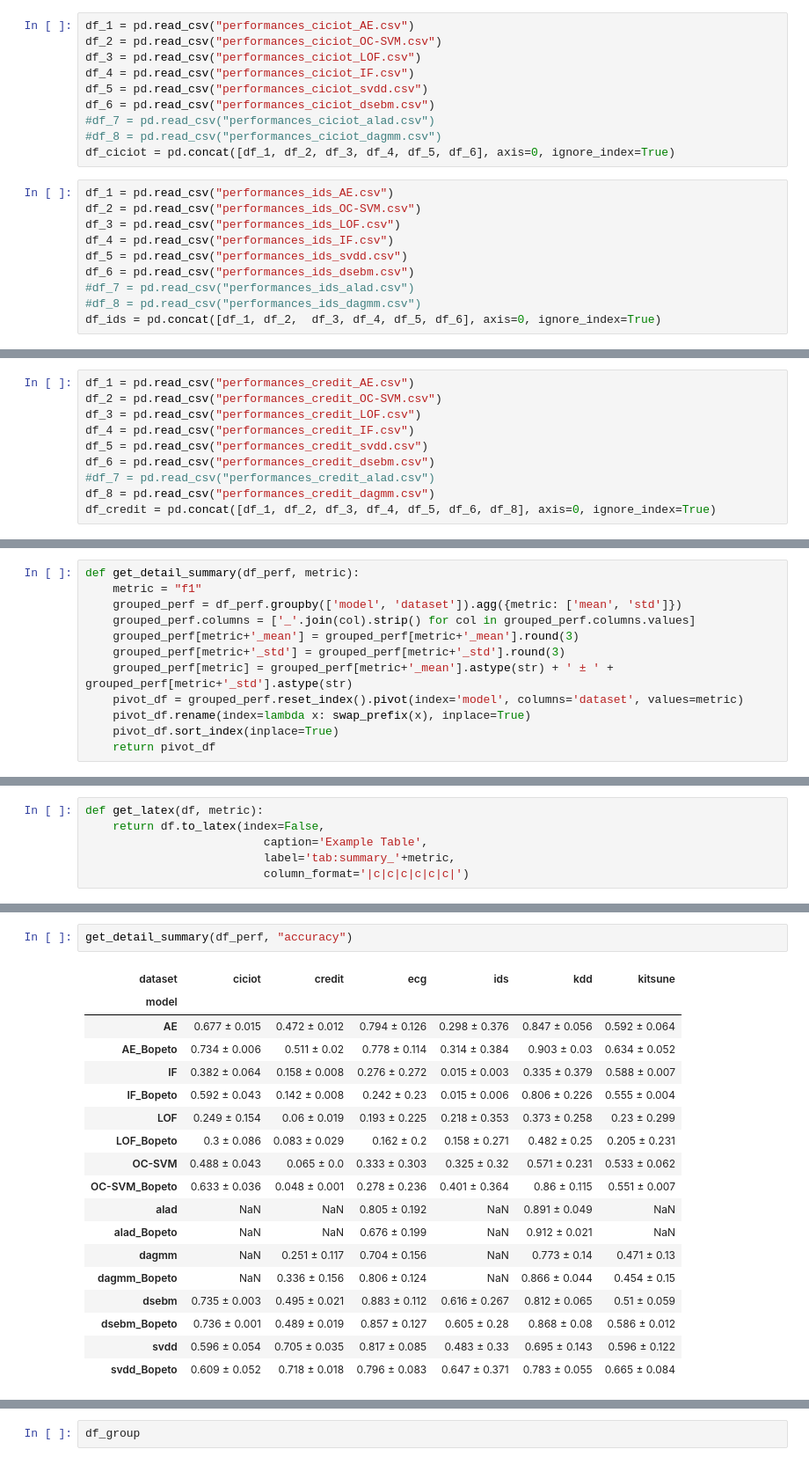
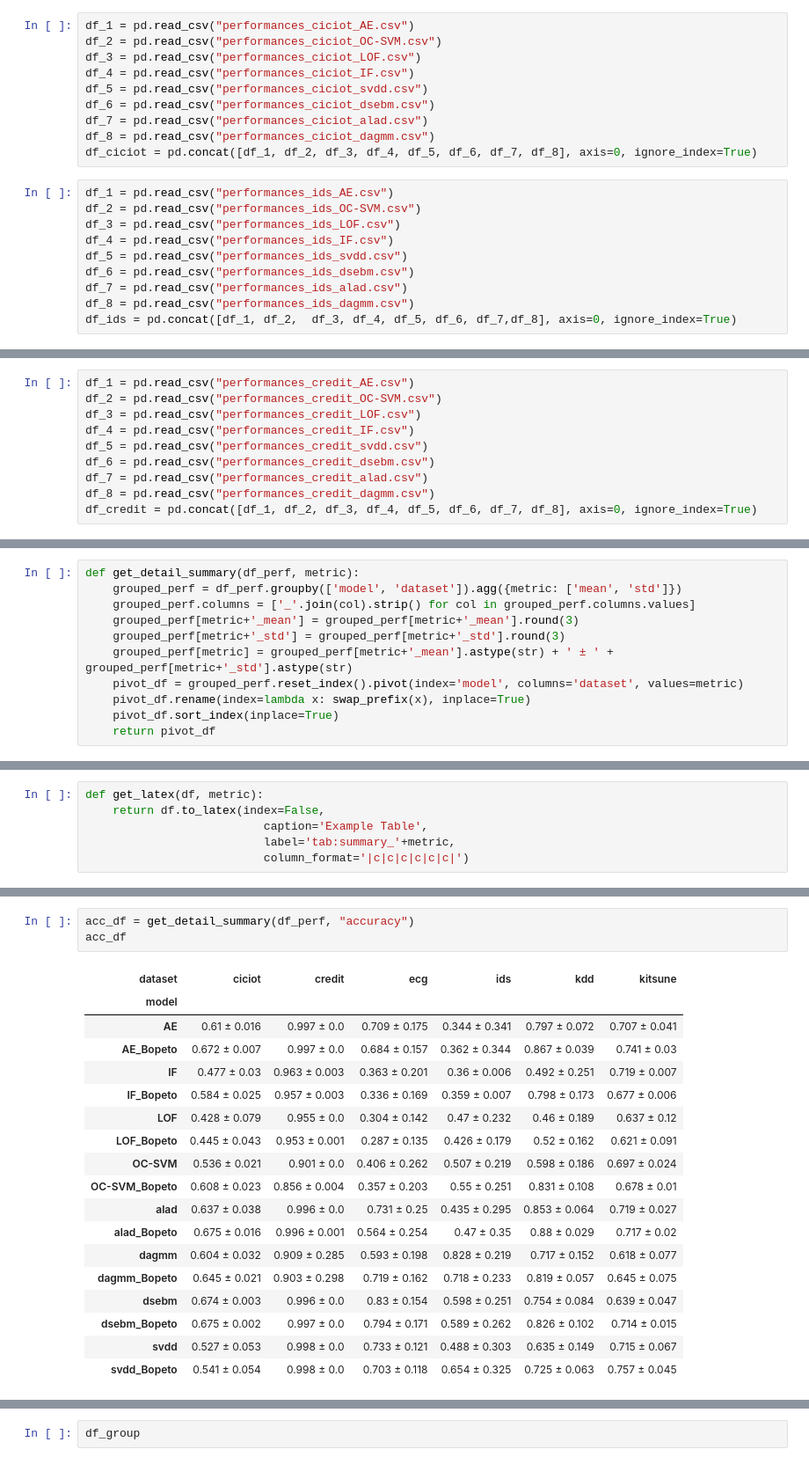
Before and after one commit to jmf-mas/jmf_bopeto, a Jupyter notebook: outputs/plots.ipynb, the cells around one changed output, grey strips where cells are left out. Shown at 88% size. Drawn from its saved outputs; the diff is of its cells as text.

```diff
--- a/outputs/plots.ipynb
+++ b/outputs/plots.ipynb
@@ -100,9 +100,9 @@ df_3 = pd.read_csv("performances_ciciot_LOF.csv")
 df_4 = pd.read_csv("performances_ciciot_IF.csv")
 df_5 = pd.read_csv("performances_ciciot_svdd.csv")
 df_6 = pd.read_csv("performances_ciciot_dsebm.csv")
-#df_7 = pd.read_csv("performances_ciciot_alad.csv")
-#df_8 = pd.read_csv("performances_ciciot_dagmm.csv")
-df_ciciot = pd.concat([df_1, df_2, df_3, df_4, df_5, df_6], axis=0, ignore_index=True)
+df_7 = pd.read_csv("performances_ciciot_alad.csv")
+df_8 = pd.read_csv("performances_ciciot_dagmm.csv")
+df_ciciot = pd.concat([df_1, df_2, df_3, df_4, df_5, df_6, df_7, df_8], axis=0, ignore_index=True)
 # %%
 df_1 = pd.read_csv("performances_ids_AE.csv")
 df_2 = pd.read_csv("performances_ids_OC-SVM.csv")
@@ -110,9 +110,9 @@ df_3 = pd.read_csv("performances_ids_LOF.csv")
 df_4 = pd.read_csv("performances_ids_IF.csv")
 df_5 = pd.read_csv("performances_ids_svdd.csv")
 df_6 = pd.read_csv("performances_ids_dsebm.csv")
-#df_7 = pd.read_csv("performances_ids_alad.csv")
-#df_8 = pd.read_csv("performances_ids_dagmm.csv")
-df_ids = pd.concat([df_1, df_2,  df_3, df_4, df_5, df_6], axis=0, ignore_index=True)
+df_7 = pd.read_csv("performances_ids_alad.csv")
+df_8 = pd.read_csv("performances_ids_dagmm.csv")
+df_ids = pd.concat([df_1, df_2,  df_3, df_4, df_5, df_6, df_7,df_8], axis=0, ignore_index=True)
 # %%
 df_1 = pd.read_csv("performances_ecg_AE.csv")
 df_2 = pd.read_csv("performances_ecg_OC-SVM.csv")
@@ -130,9 +130,9 @@ df_3 = pd.read_csv("performances_credit_LOF.csv")
 df_4 = pd.read_csv("performances_credit_IF.csv")
 df_5 = pd.read_csv("performances_credit_svdd.csv")
 df_6 = pd.read_csv("performances_credit_dsebm.csv")
-#df_7 = pd.read_csv("performances_credit_alad.csv")
+df_7 = pd.read_csv("performances_credit_alad.csv")
 df_8 = pd.read_csv("performances_credit_dagmm.csv")
-df_credit = pd.concat([df_1, df_2, df_3, df_4, df_5, df_6, df_8], axis=0, ignore_index=True)
+df_credit = pd.concat([df_1, df_2, df_3, df_4, df_5, df_6, df_7, df_8], axis=0, ignore_index=True)
 # %%
 df_perf = pd.concat([df_kdd, df_kitsune, df_ciciot, df_ecg, df_ids, df_credit], axis=0, ignore_index=True)
 df_perf = df_perf.sort_values(by='dataset')
@@ -423,7 +375,6 @@ def swap_prefix(name):
         return name
 # %%
 def get_detail_summary(df_perf, metric):
-    metric = "f1"
     grouped_perf = df_perf.groupby(['model', 'dataset']).agg({metric: ['mean', 'std']})
     grouped_perf.columns = ['_'.join(col).strip() for col in grouped_perf.columns.values]
     grouped_perf[metric+'_mean'] = grouped_perf[metric+'_mean'].round(3)
@@ -551,21 +490,22 @@ get_detail_summary(df_perf, "recall")
 # %%
-get_detail_summary(df_perf, "accuracy")
+acc_df = get_detail_summary(df_perf, "accuracy")
+acc_df
 # %% [output]
 | dataset | ciciot | credit | ecg | ids | kdd | kitsune |
 | model |  |  |  |  |  |  |
-| AE | 0.677 ± 0.015 | 0.472 ± 0.012 | 0.794 ± 0.126 | 0.298 ± 0.376 | 0.847 ± 0.056 | 0.592 ± 0.064 |
-| AE_Bopeto | 0.734 ± 0.006 | 0.511 ± 0.02 | 0.778 ± 0.114 | 0.314 ± 0.384 | 0.903 ± 0.03 | 0.634 ± 0.052 |
-| IF | 0.382 ± 0.064 | 0.158 ± 0.008 | 0.276 ± 0.272 | 0.015 ± 0.003 | 0.335 ± 0.379 | 0.588 ± 0.007 |
-| IF_Bopeto | 0.592 ± 0.043 | 0.142 ± 0.008 | 0.242 ± 0.23 | 0.015 ± 0.006 | 0.806 ± 0.226 | 0.555 ± 0.004 |
-| LOF | 0.249 ± 0.154 | 0.06 ± 0.019 | 0.193 ± 0.225 | 0.218 ± 0.353 | 0.373 ± 0.258 | 0.23 ± 0.299 |
-| LOF_Bopeto | 0.3 ± 0.086 | 0.083 ± 0.029 | 0.162 ± 0.2 | 0.158 ± 0.271 | 0.482 ± 0.25 | 0.205 ± 0.231 |
-| OC-SVM | 0.488 ± 0.043 | 0.065 ± 0.0 | 0.333 ± 0.303 | 0.325 ± 0.32 | 0.571 ± 0.231 | 0.533 ± 0.062 |
-| OC-SVM_Bopeto | 0.633 ± 0.036 | 0.048 ± 0.001 | 0.278 ± 0.236 | 0.401 ± 0.364 | 0.86 ± 0.115 | 0.551 ± 0.007 |
-| alad | NaN | NaN | 0.805 ± 0.192 | NaN | 0.891 ± 0.049 | NaN |
-| alad_Bopeto | NaN | NaN | 0.676 ± 0.199 | NaN | 0.912 ± 0.021 | NaN |
-| dagmm | NaN | 0.251 ± 0.117 | 0.704 ± 0.156 | NaN | 0.773 ± 0.14 | 0.471 ± 0.13 |
-| dagmm_Bopeto | NaN | 0.336 ± 0.156 | 0.806 ± 0.124 | NaN | 0.866 ± 0.044 | 0.454 ± 0.15 |
-| dsebm | 0.735 ± 0.003 | 0.495 ± 0.021 | 0.883 ± 0.112 | 0.616 ± 0.267 | 0.812 ± 0.065 | 0.51 ± 0.059 |
-| dsebm_Bopeto | 0.736 ± 0.001 | 0.489 ± 0.019 | 0.857 ± 0.127 | 0.605 ± 0.28 | 0.868 ± 0.08 | 0.586 ± 0.012 |
-| svdd | 0.596 ± 0.054 | 0.705 ± 0.035 | 0.817 ± 0.085 | 0.483 ± 0.33 | 0.695 ± 0.143 | 0.596 ± 0.122 |
-| svdd_Bopeto | 0.609 ± 0.052 | 0.718 ± 0.018 | 0.796 ± 0.083 | 0.647 ± 0.371 | 0.783 ± 0.055 | 0.665 ± 0.084 |
+| AE | 0.61 ± 0.016 | 0.997 ± 0.0 | 0.709 ± 0.175 | 0.344 ± 0.341 | 0.797 ± 0.072 | 0.707 ± 0.041 |
+| AE_Bopeto | 0.672 ± 0.007 | 0.997 ± 0.0 | 0.684 ± 0.157 | 0.362 ± 0.344 | 0.867 ± 0.039 | 0.741 ± 0.03 |
+| IF | 0.477 ± 0.03 | 0.963 ± 0.003 | 0.363 ± 0.201 | 0.36 ± 0.006 | 0.492 ± 0.251 | 0.719 ± 0.007 |
+| IF_Bopeto | 0.584 ± 0.025 | 0.957 ± 0.003 | 0.336 ± 0.169 | 0.359 ± 0.007 | 0.798 ± 0.173 | 0.677 ± 0.006 |
+| LOF | 0.428 ± 0.079 | 0.955 ± 0.0 | 0.304 ± 0.142 | 0.47 ± 0.232 | 0.46 ± 0.189 | 0.637 ± 0.12 |
+| LOF_Bopeto | 0.445 ± 0.043 | 0.953 ± 0.001 | 0.287 ± 0.135 | 0.426 ± 0.179 | 0.52 ± 0.162 | 0.621 ± 0.091 |
+| OC-SVM | 0.536 ± 0.021 | 0.901 ± 0.0 | 0.406 ± 0.262 | 0.507 ± 0.219 | 0.598 ± 0.186 | 0.697 ± 0.024 |
+| OC-SVM_Bopeto | 0.608 ± 0.023 | 0.856 ± 0.004 | 0.357 ± 0.203 | 0.55 ± 0.251 | 0.831 ± 0.108 | 0.678 ± 0.01 |
+| alad | 0.637 ± 0.038 | 0.996 ± 0.0 | 0.731 ± 0.25 | 0.435 ± 0.295 | 0.853 ± 0.064 | 0.719 ± 0.027 |
+| alad_Bopeto | 0.675 ± 0.016 | 0.996 ± 0.001 | 0.564 ± 0.254 | 0.47 ± 0.35 | 0.88 ± 0.029 | 0.717 ± 0.02 |
+| dagmm | 0.604 ± 0.032 | 0.909 ± 0.285 | 0.593 ± 0.198 | 0.828 ± 0.219 | 0.717 ± 0.152 | 0.618 ± 0.077 |
+| dagmm_Bopeto | 0.645 ± 0.021 | 0.903 ± 0.298 | 0.719 ± 0.162 | 0.718 ± 0.233 | 0.819 ± 0.057 | 0.645 ± 0.075 |
+| dsebm | 0.674 ± 0.003 | 0.996 ± 0.0 | 0.83 ± 0.154 | 0.598 ± 0.251 | 0.754 ± 0.084 | 0.639 ± 0.047 |
+| dsebm_Bopeto | 0.675 ± 0.002 | 0.997 ± 0.0 | 0.794 ± 0.171 | 0.589 ± 0.262 | 0.826 ± 0.102 | 0.714 ± 0.015 |
+| svdd | 0.527 ± 0.053 | 0.998 ± 0.0 | 0.733 ± 0.121 | 0.488 ± 0.303 | 0.635 ± 0.149 | 0.715 ± 0.067 |
+| svdd_Bopeto | 0.541 ± 0.054 | 0.998 ± 0.0 | 0.703 ± 0.118 | 0.654 ± 0.325 | 0.725 ± 0.063 | 0.757 ± 0.045 |
```
Also changed, not shown: parts of 22 cells of this notebook, 21 other files.
